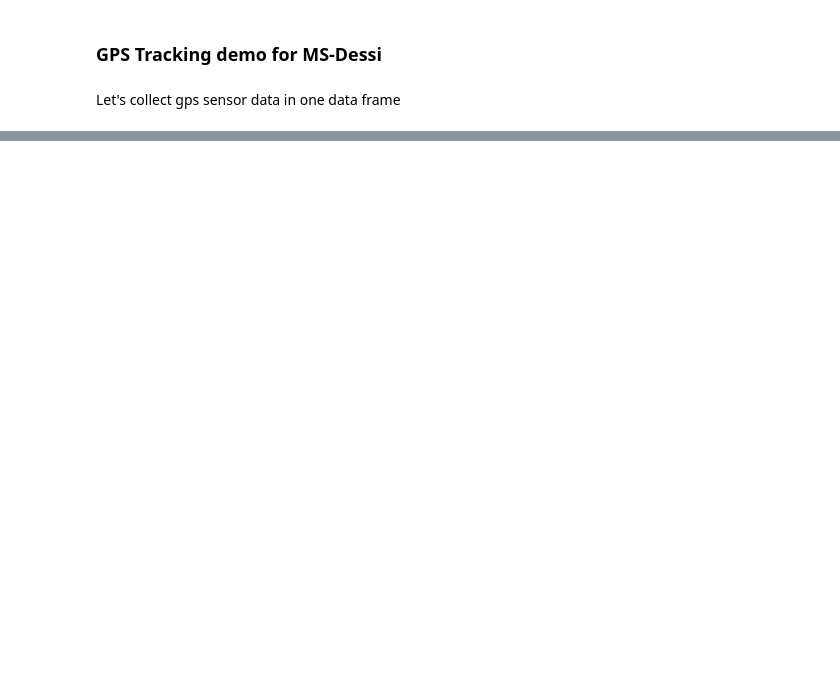
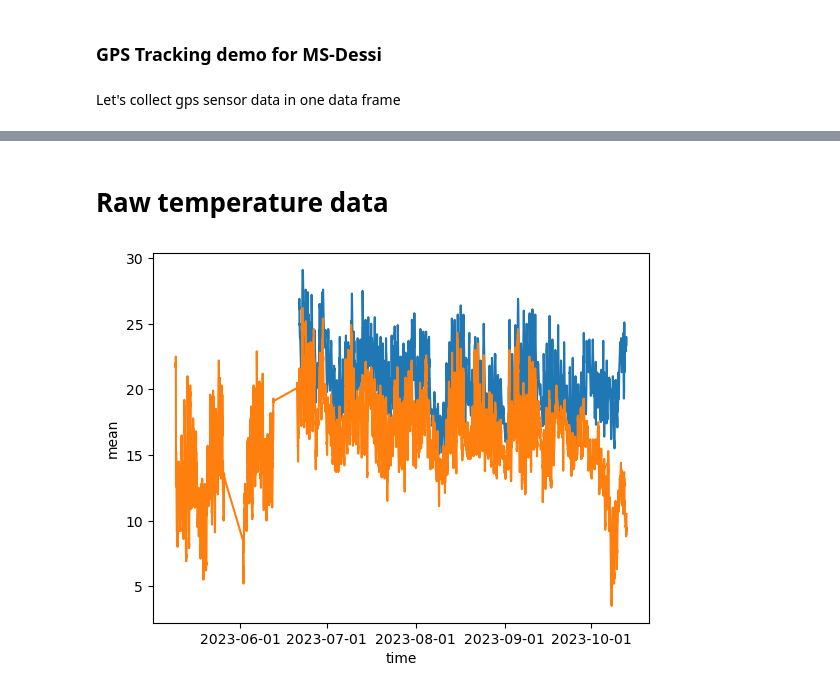
Before and after one commit to iot-lnu/iotlab-smart-ferry, a Jupyter notebook: Dessi-demo.ipynb, the cells around one changed output, grey strips where cells are left out. Cells and saved outputs as stored; diff of their text form; code cells hidden in the pictures; blank space fills up the shorter version.

```diff
--- a/Dessi-demo.ipynb
+++ b/Dessi-demo.ipynb
@@ -62,0 +50,9 @@ Total distance as summed between points in track:
+# %%
+import matplotlib.pyplot as plt
+import pandas as pd
+
+# read data
+df1 = pd.read_csv('ms-dessi-data/data_temperature_cafe.csv')
+df2 = pd.read_csv('ms-dessi-data/data_temperature_48b3.csv')
+df1.head()
+df2.head()
@@ -62,0 +66,8 @@ Total distance as summed between points in track:
+# %%
+# convert your date column to datetime if it's not
+df1['time'] = pd.to_datetime(df1['time'], format='mixed')
+df2['time'] = pd.to_datetime(df2['time'], format='mixed')
+# %%
+# set date column as index if it's not
+df1 = df1.set_index('time')
+df2 = df2.set_index('time')
@@ -62,0 +89,18 @@ Total distance as summed between points in track:
+# %% [markdown]
+# Raw temperature data
+# %%
+import matplotlib.dates
+import seaborn as sns
+
+ax = plt.subplot()
+
+sns.lineplot(x="time", y="mean", data=df1)
+sns.lineplot(x="time", y="mean", data=df2)
+
+ax.xaxis.set_major_formatter(
+    matplotlib.dates.DateFormatter("%Y-%m-%d")
+)
+
+plt.show()
+# %% [output]
+[figure, added]
```
Also changed, not shown: parts of 24 cells of this notebook.
